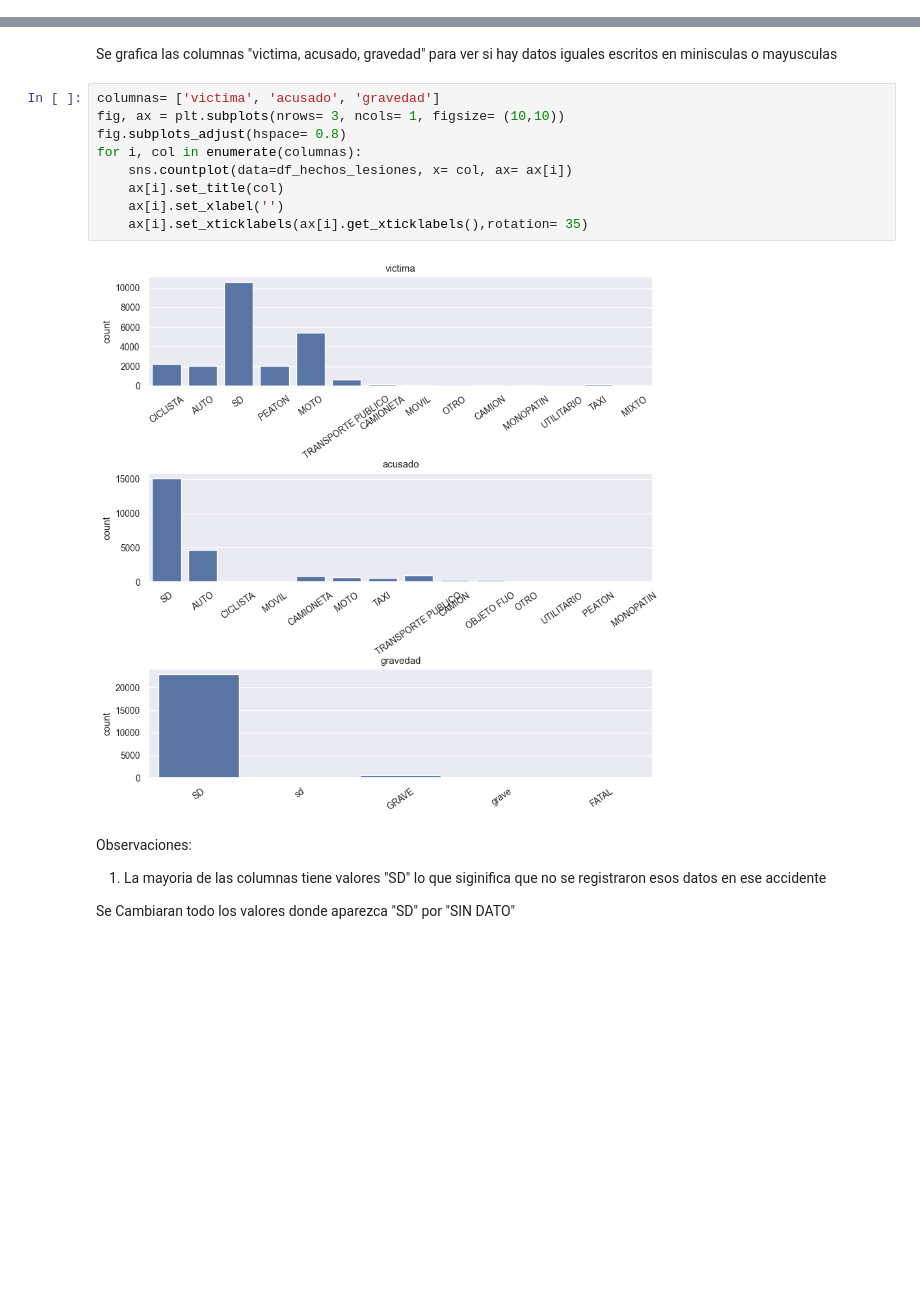
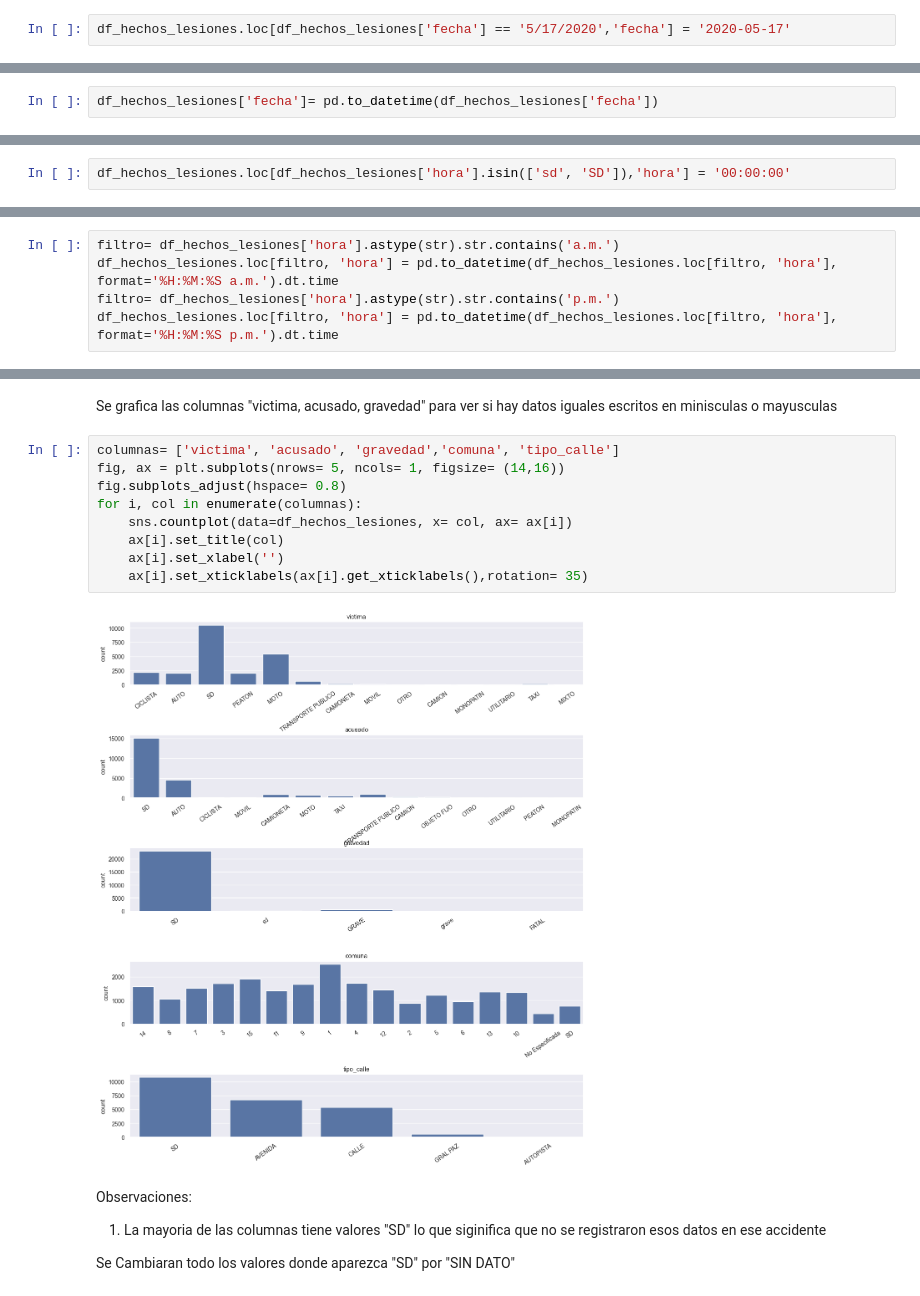
Before and after one commit to nelvinvelazco/henry-PI-SiniestrosViales, a Jupyter notebook: EDA_Lesionados.ipynb, the cells around one changed output, grey strips where cells are left out. Drawn from its saved outputs; the diff is of its cells as text; blank space fills up the shorter version.

```diff
--- a/EDA_Lesionados.ipynb
+++ b/EDA_Lesionados.ipynb
@@ -68,0 +76,2 @@ df_hechos_lesiones= df_hechos_lesiones.rename(columns={'id': 'Id_hecho', 'latuti
+# %%
+df_hechos_lesiones.loc[df_hechos_lesiones['fecha'] == '5/17/2020','fecha'] = '2020-05-17'
@@ -68,0 +80,2 @@ df_hechos_lesiones= df_hechos_lesiones.rename(columns={'id': 'Id_hecho', 'latuti
+# %%
+df_hechos_lesiones['fecha']= pd.to_datetime(df_hechos_lesiones['fecha'])
@@ -68,0 +99,2 @@ df_hechos_lesiones= df_hechos_lesiones.rename(columns={'id': 'Id_hecho', 'latuti
+# %%
+df_hechos_lesiones.loc[df_hechos_lesiones['hora'].isin(['sd', 'SD']),'hora'] = '00:00:00'
@@ -69,3 +119,8 @@ df_hechos_lesiones= df_hechos_lesiones.rename(columns={'id': 'Id_hecho', 'latuti
+# %%
+filtro= df_hechos_lesiones['hora'].astype(str).str.contains('a.m.')
+df_hechos_lesiones.loc[filtro, 'hora'] = pd.to_datetime(df_hechos_lesiones.loc[filtro, 'hora'], format='%H:%M:%S a.m.').dt.time
+filtro= df_hechos_lesiones['hora'].astype(str).str.contains('p.m.')
+df_hechos_lesiones.loc[filtro, 'hora'] = pd.to_datetime(df_hechos_lesiones.loc[filtro, 'hora'], format='%H:%M:%S p.m.').dt.time
 # %%
 df_hechos_lesiones.isnull().sum()
 # %% [output]
@@ -155,16 +208,16 @@ df_hechos_lesiones.tail(5)
 # %% [markdown]
 Se grafica las columnas "victima, acusado, gravedad" para ver si hay datos iguales escritos en minisculas o mayusculas
 # %%
-columnas= ['victima', 'acusado', 'gravedad']
-fig, ax = plt.subplots(nrows= 3, ncols= 1, figsize= (10,10))
+columnas= ['victima', 'acusado', 'gravedad','comuna', 'tipo_calle']
+fig, ax = plt.subplots(nrows= 5, ncols= 1, figsize= (14,16))
 fig.subplots_adjust(hspace= 0.8)
 for i, col in enumerate(columnas):
     sns.countplot(data=df_hechos_lesiones, x= col, ax= ax[i])
     ax[i].set_title(col)
     ax[i].set_xlabel('')
     ax[i].set_xticklabels(ax[i].get_xticklabels(),rotation= 35)
 # %% [output]
-[figure, old version]
+[figure, new version]
 # %% [markdown]
 Observaciones:
 1. La mayoria de las columnas tiene valores "SD" lo que siginifica que no se registraron esos datos en ese accidente
```
Also changed, not shown: parts of 17 cells of this notebook, 7 other files.
